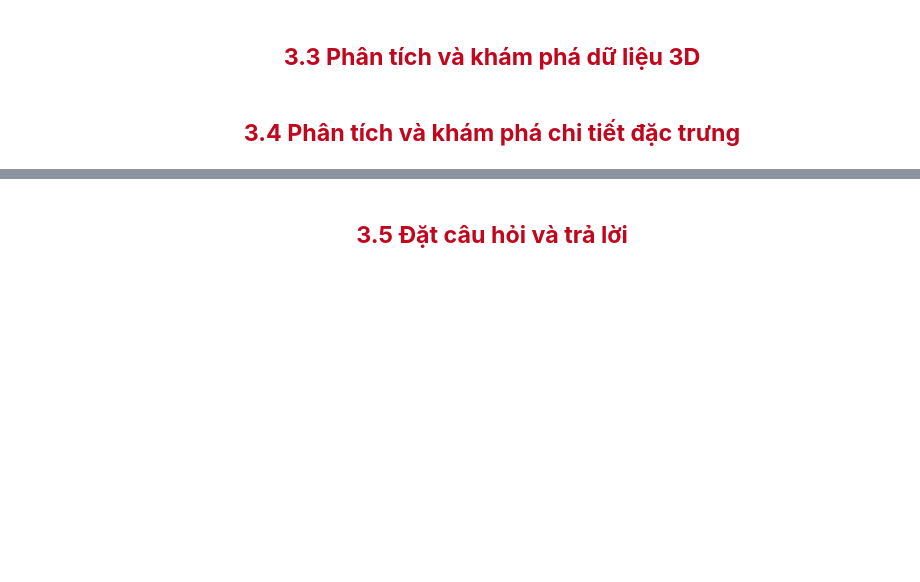
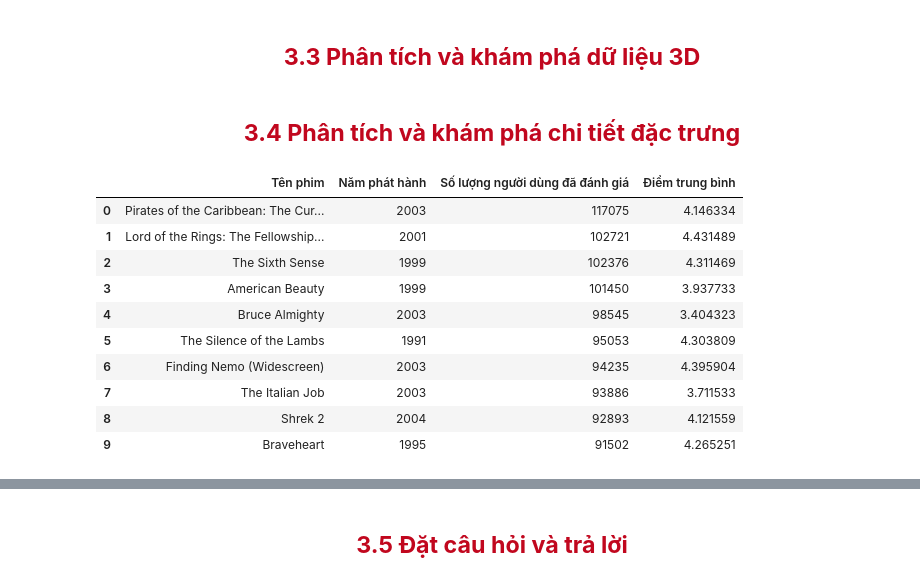
Before and after one commit to kolee1902/Data_Visualization_Lab02-Netflix, a Jupyter notebook: source/21127104_21127129.ipynb, the cells around one changed output, grey strips where cells are left out. Drawn from its saved outputs; the diff is of its cells as text; code cells hidden in the pictures; blank space fills up the shorter version.

```diff
--- a/source/21127104_21127129.ipynb
+++ b/source/21127104_21127129.ipynb
@@ -509,3 +531,31 @@ sns.barplot(data=movie_df, x='Name', y='Year',errorbar=None, color = '#58A399');
 # %% [markdown]
 <a class = "anchor" id = "3.4"></a>
 ## **<span style="color:#c1071e;font-family: Calibri;"><center>3.4 Phân tích và khám phá chi tiết đặc trưng</center></span>**
+# %%
+# Tính số lượt đánh giá của movie và điểm trung bình của movie đó
+movie_ratings = rating_df.groupby('Movie_ID').agg({'User_ID': 'count', 'Rating': 'mean'})
+top_movies = movie_ratings.sort_values(by='User_ID', ascending=False).head(10)
+
+# Ghi đè cột index để tránh bước reset_index()
+top_movies.index.name = 'Movie_ID'
+
+# Nối DataFrame mới với movie_df
+top_movies_info = pd.merge(top_movies, movie_df, on='Movie_ID', how='left')
+
+# Đổi tên cột và đặt lại thứ tự
+top_movies_info.rename(columns={'Name': 'Tên phim', 'Year': 'Năm phát hành', 'User_ID': 'Số lượng người dùng đã đánh giá', 'Rating': 'Điểm trung bình'}, inplace=True)
+top_movies_info = top_movies_info[['Tên phim', 'Năm phát hành', 'Số lượng người dùng đã đánh giá', 'Điểm trung bình']]
+
+top_movies_info
+# %% [output]
+|  | Tên phim | Năm phát hành | Số lượng người dùng đã đánh giá | Điểm trung bình |
+| 0 | Pirates of the Caribbean: The Cur... | 2003 | 117075 | 4.146334 |
+| 1 | Lord of the Rings: The Fellowship... | 2001 | 102721 | 4.431489 |
+| 2 | The Sixth Sense | 1999 | 102376 | 4.311469 |
+| 3 | American Beauty | 1999 | 101450 | 3.937733 |
+| 4 | Bruce Almighty | 2003 | 98545 | 3.404323 |
+| 5 | The Silence of the Lambs | 1991 | 95053 | 4.303809 |
+| 6 | Finding Nemo (Widescreen) | 2003 | 94235 | 4.395904 |
+| 7 | The Italian Job | 2003 | 93886 | 3.711533 |
+| 8 | Shrek 2 | 2004 | 92893 | 4.121559 |
+| 9 | Braveheart | 1995 | 91502 | 4.265251 |
```
Also changed, not shown: parts of 11 cells of this notebook.
